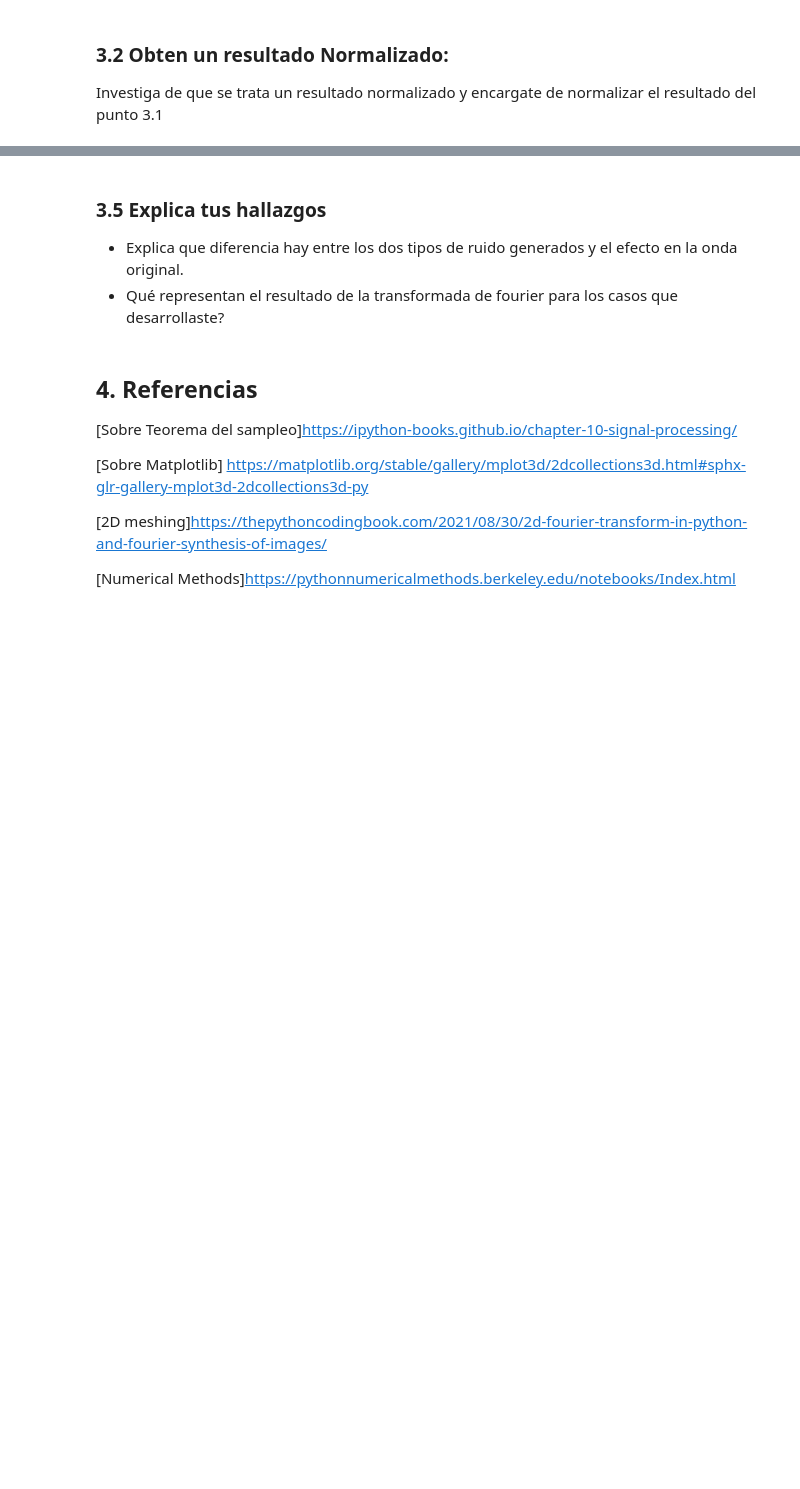
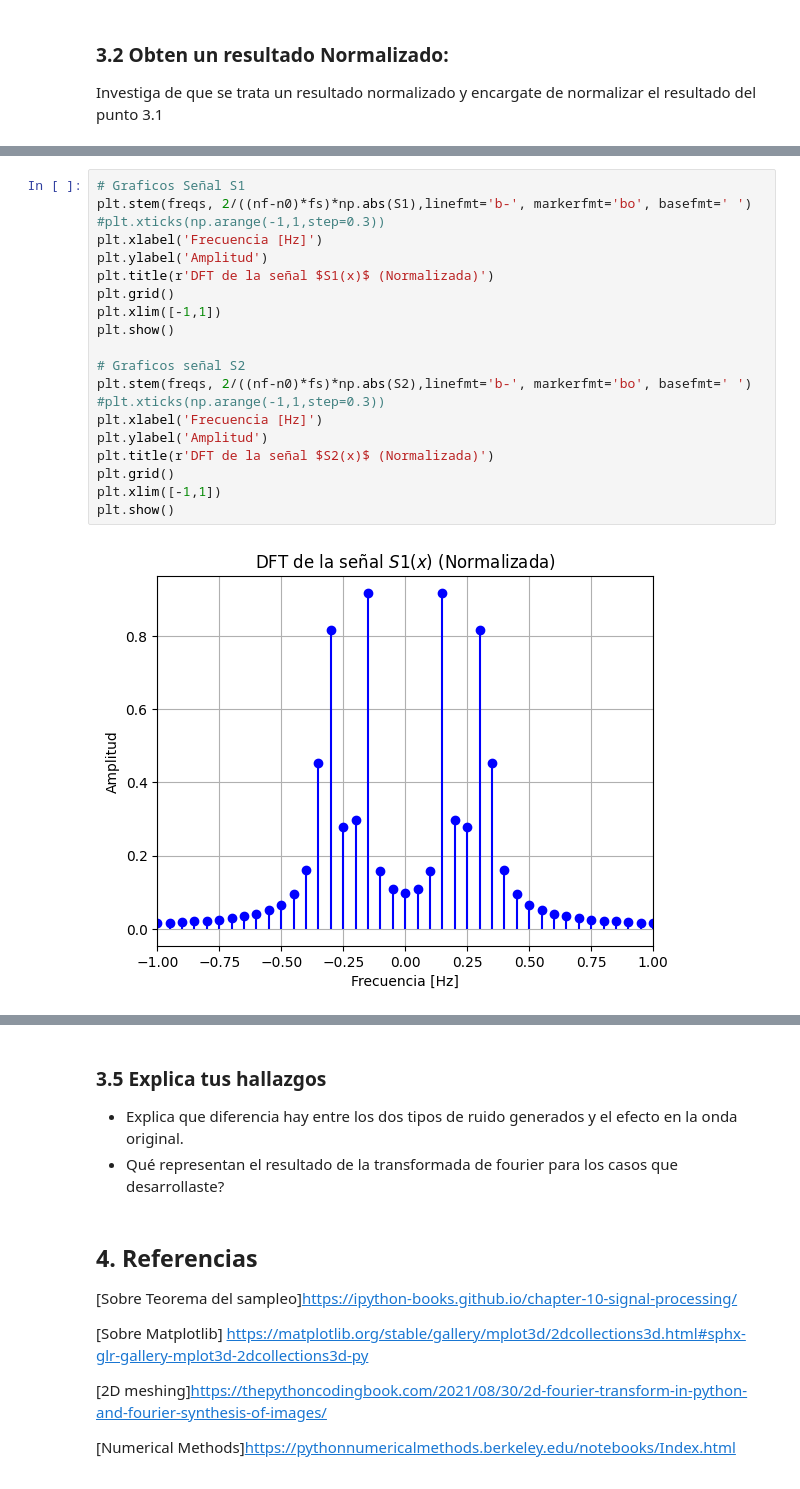
Before and after one commit to MatiasArmijo/Actividades-EIE-401-Matias-Armijo, a Jupyter notebook: actividad-3/Actividad_3_ArmijoMatias_204623155.ipynb, the cells around one changed output, grey strips where cells are left out. Saved outputs shown, nothing was run; the diff lists cells and outputs as text; blank space fills up the shorter version.

```diff
--- a/actividad-3/Actividad_3_ArmijoMatias_204623155.ipynb
+++ b/actividad-3/Actividad_3_ArmijoMatias_204623155.ipynb
@@ -128,0 +143,22 @@ Investiga de que se trata un resultado normalizado y encargate de normalizar el
+# %%
+# Graficos Señal S1
+plt.stem(freqs, 2/((nf-n0)*fs)*np.abs(S1),linefmt='b-', markerfmt='bo', basefmt=' ')
+#plt.xticks(np.arange(-1,1,step=0.3))
+plt.xlabel('Frecuencia [Hz]')
+plt.ylabel('Amplitud')
+plt.title(r'DFT de la señal $S1(x)$ (Normalizada)')
+plt.grid()
+plt.xlim([-1,1])
+plt.show()
+
+# Graficos señal S2
+plt.stem(freqs, 2/((nf-n0)*fs)*np.abs(S2),linefmt='b-', markerfmt='bo', basefmt=' ')
+#plt.xticks(np.arange(-1,1,step=0.3))
+plt.xlabel('Frecuencia [Hz]')
+plt.ylabel('Amplitud')
+plt.title(r'DFT de la señal $S2(x)$ (Normalizada)')
+plt.grid()
+plt.xlim([-1,1])
+plt.show()
+# %% [output]
+[figure, added]
```
Also changed, not shown: parts of 10 cells of this notebook.
